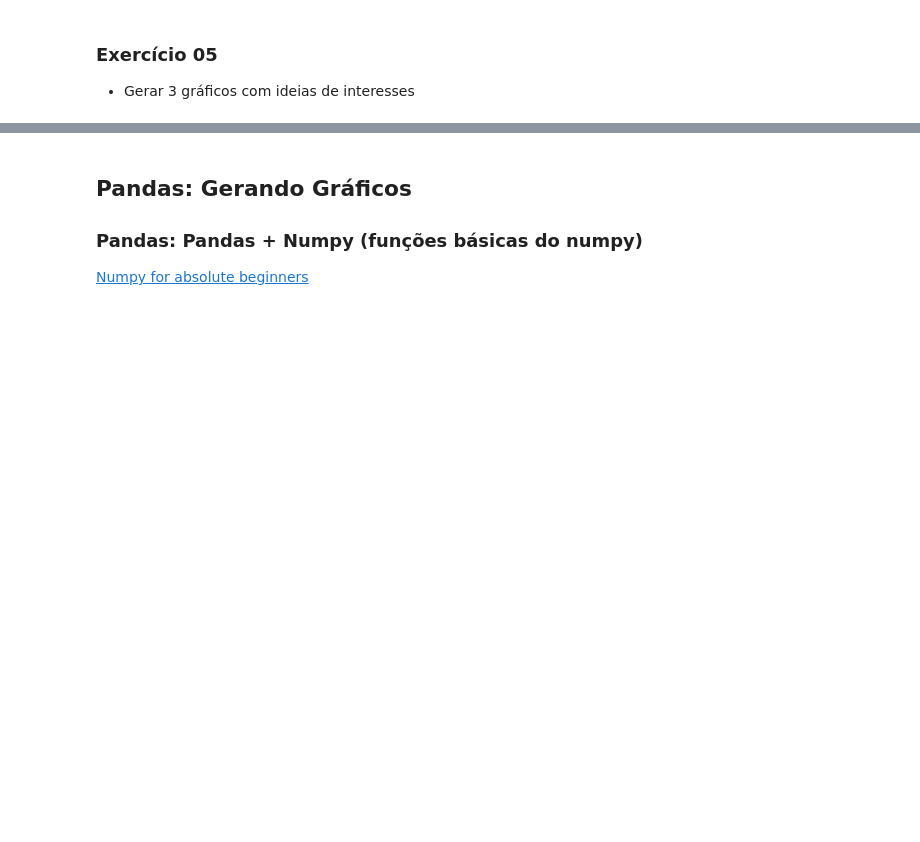
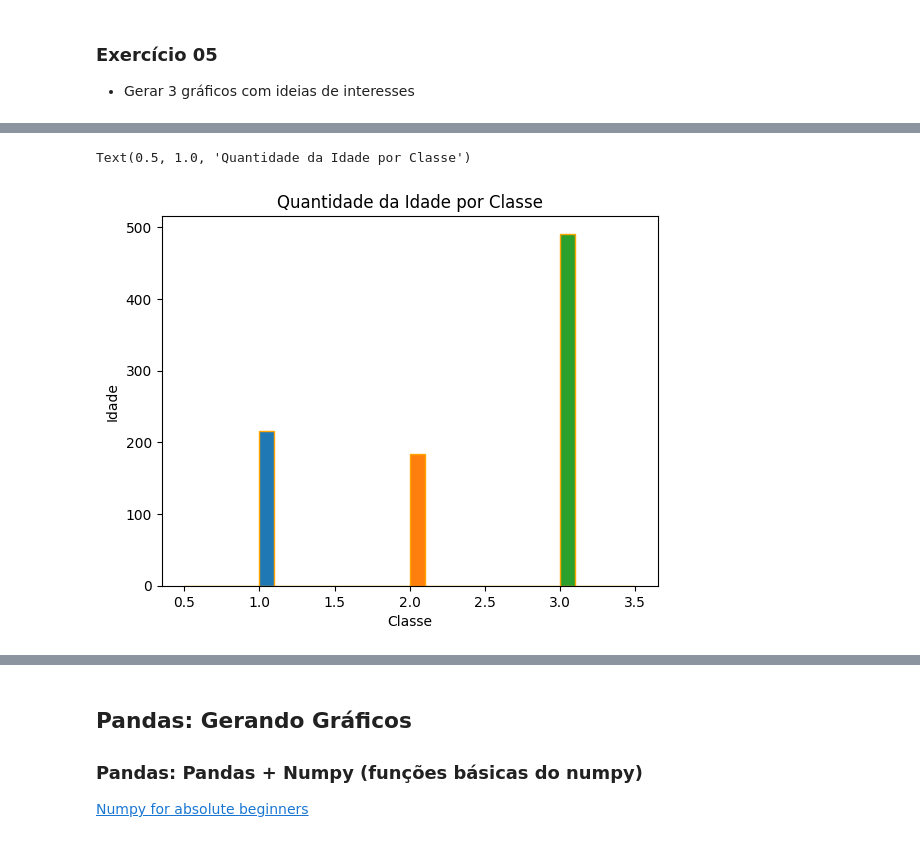
Before and after one commit to reprograma/on26-python-s12-pandas-numpy-II, a Jupyter notebook: material/aula_s12.ipynb, the cells around one changed output, grey strips where cells are left out. Drawn from its saved outputs; the diff is of its cells as text; code cells hidden in the pictures; blank space fills up the shorter version.

```diff
--- a/material/aula_s12.ipynb
+++ b/material/aula_s12.ipynb
@@ -312,0 +641,12 @@ plt.title('Distribuição de Idade')
+# %%
+df_plot_2 = df.groupby('Classe')
+#df_plot_2 = df_plot_2['Idade'].value_counts()
+df_plot_2['Classe'].plot.hist(bins =10, edgecolor = 'orange')
+
+
+plt.xlabel('Classe')
+plt.ylabel('Idade')
+plt.title('Quantidade da Idade por Classe')
+# %% [output]
+Text(0.5, 1.0, 'Quantidade da Idade por Classe')
+[figure, added]
```
Also changed, not shown: parts of 49 cells of this notebook, 2 other files.
